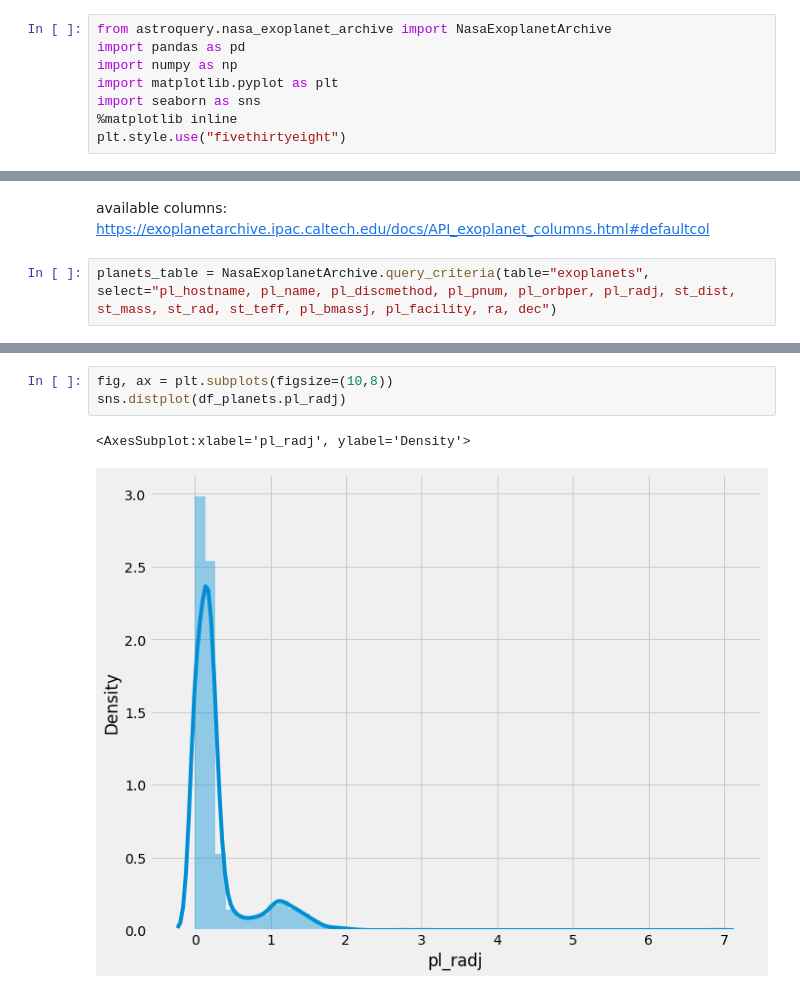
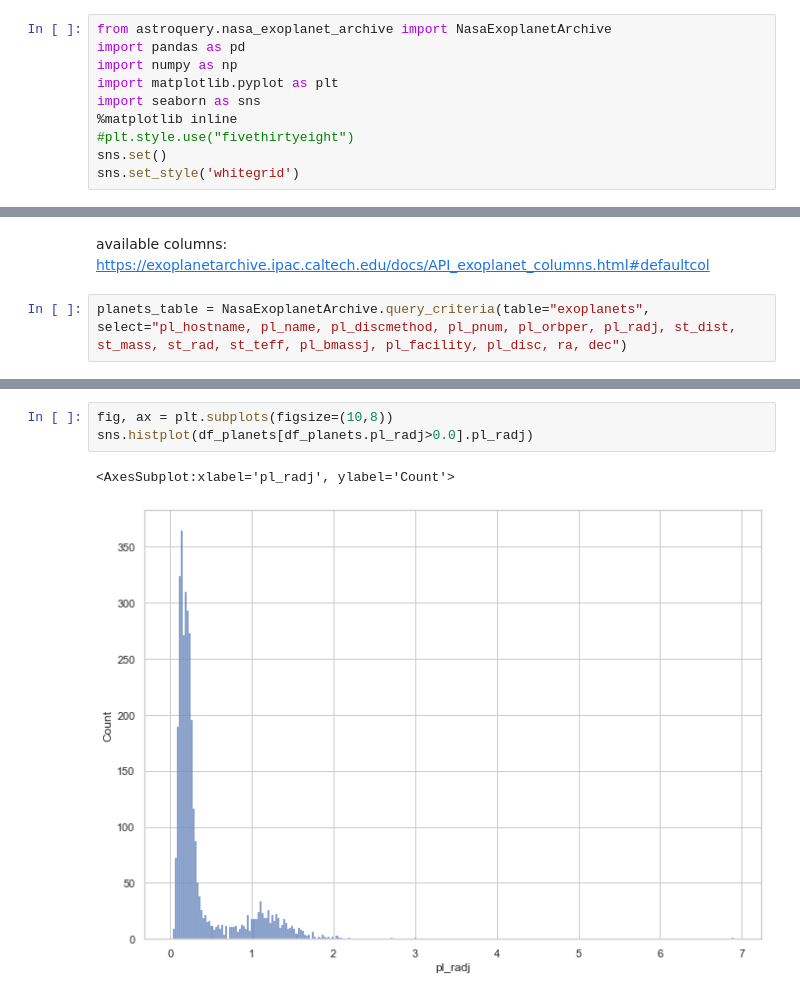
Before and after one commit to normannexo/Astronomy-Notebooks, a Jupyter notebook: exoplanets.ipynb, the cells around one changed output, grey strips where cells are left out. Cells and saved outputs as stored; diff of their text form.

```diff
--- a/exoplanets.ipynb
+++ b/exoplanets.ipynb
@@ -9,7 +9,9 @@ import numpy as np
 import matplotlib.pyplot as plt
 import seaborn as sns
 %matplotlib inline
-plt.style.use("fivethirtyeight")
+#plt.style.use("fivethirtyeight")
+sns.set()
+sns.set_style('whitegrid')
 # %%
 sns.__version__
 # %% [output]
@@ -26,7 +28,7 @@ QTable length=1
 available columns:
 https://exoplanetarchive.ipac.caltech.edu/docs/API_exoplanet_columns.html#defaultcol
 # %%
-planets_table = NasaExoplanetArchive.query_criteria(table="exoplanets", select="pl_hostname, pl_name, pl_discmethod, pl_pnum, pl_orbper, pl_radj, st_dist, st_mass, st_rad, st_teff, pl_bmassj, pl_facility, ra, dec")
+planets_table = NasaExoplanetArchive.query_criteria(table="exoplanets", select="pl_hostname, pl_name, pl_discmethod, pl_pnum, pl_orbper, pl_radj, st_dist, st_mass, st_rad, st_teff, pl_bmassj, pl_facility, pl_disc, ra, dec")
 # %%
 df_planets = planets_table.to_pandas()
 df_planets
@@ -54,9 +56,9 @@ ax.set_xscale('log')
 # %%
 fig, ax = plt.subplots(figsize=(10,8))
-sns.distplot(df_planets.pl_radj)
+sns.histplot(df_planets[df_planets.pl_radj>0.0].pl_radj)
 # %% [output]
-<AxesSubplot:xlabel='pl_radj', ylabel='Density'>
+<AxesSubplot:xlabel='pl_radj', ylabel='Count'>
-[figure, old version]
+[figure, new version]
 # %%
 fig, ax = plt.subplots(figsize=(8,10))
 sns.countplot(data=df_planets, y='pl_facility', order=df_planets.pl_facility.value_counts().index[:10])
```
Also changed, not shown: parts of 7 cells of this notebook, 1 other file.
